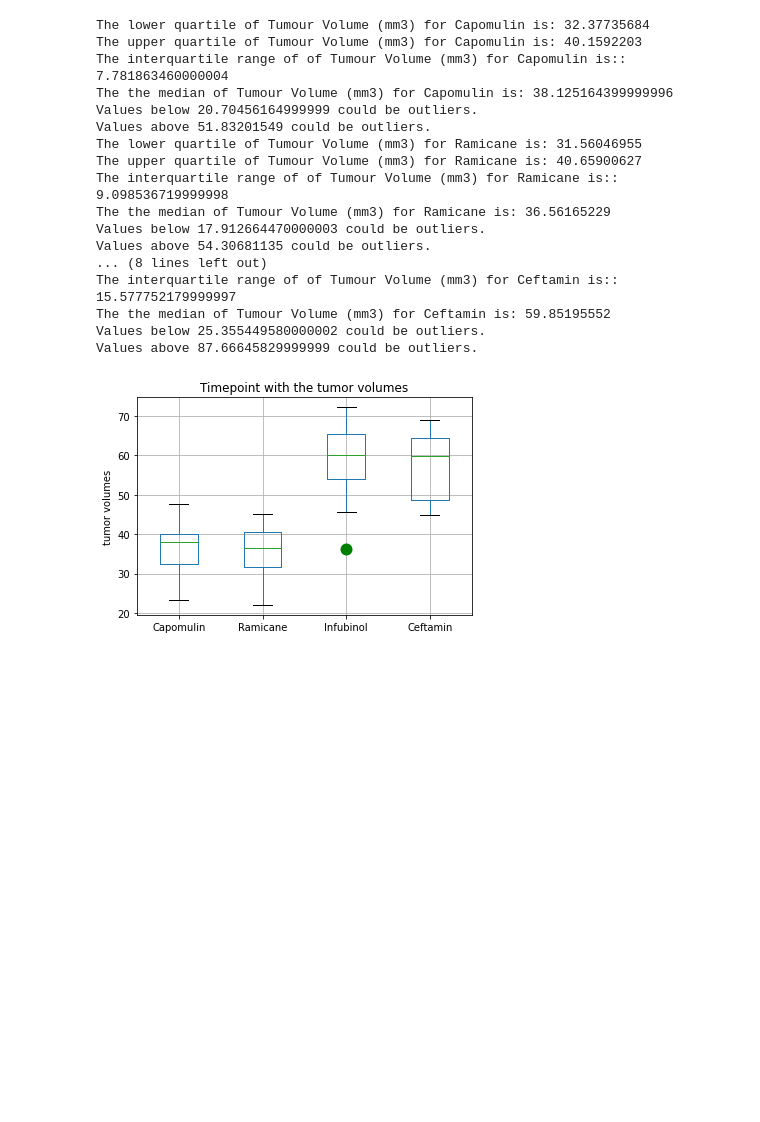
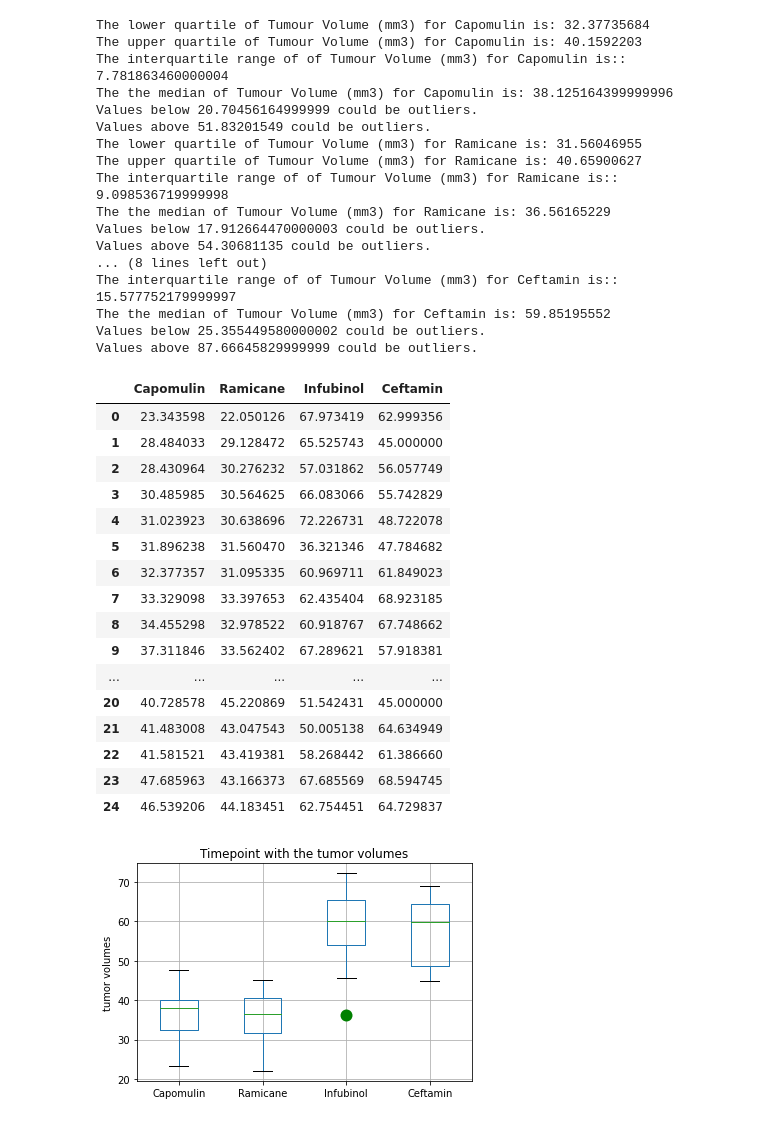
Before and after one commit to shwetajain1022/Data_Visualization_Challenge, a Jupyter notebook: m5-challenge-starter-code/5-starter-code/Pymaceuticals/pymaceuticals_starter.ipynb, the cells around one changed output. Drawn from its saved outputs; the diff is of its cells as text; code cells hidden in the pictures; blank space fills up the shorter version.

```diff
--- a/m5-challenge-starter-code/5-starter-code/Pymaceuticals/pymaceuticals_starter.ipynb
+++ b/m5-challenge-starter-code/5-starter-code/Pymaceuticals/pymaceuticals_starter.ipynb
@@ -269,6 +269,29 @@ The interquartile range of of Tumour Volume (mm3) for Ceftamin is:: 15.577752179
 The the median of Tumour Volume (mm3) for Ceftamin is: 59.85195552
 Values below 25.355449580000002 could be outliers.
 Values above 87.66645829999999 could be outliers.
+# %%
+tumor_volumes_label_v1 = pd.DataFrame(columns=label_drug_regime)
+for label in label_drug_regime:
+    tumor_volumes_label_v1[label] = clean_mice_study_results_v3.loc[clean_mice_study_results_v2["Drug Regimen"]==label]["Tumour Volume (mm3)"].to_list()
+tumor_volumes_label_v1
+# %% [output]
+|  | Capomulin | Ramicane | Infubinol | Ceftamin |
+| 0 | 23.343598 | 22.050126 | 67.973419 | 62.999356 |
+| 1 | 28.484033 | 29.128472 | 65.525743 | 45.000000 |
+| 2 | 28.430964 | 30.276232 | 57.031862 | 56.057749 |
+| 3 | 30.485985 | 30.564625 | 66.083066 | 55.742829 |
+| 4 | 31.023923 | 30.638696 | 72.226731 | 48.722078 |
+| 5 | 31.896238 | 31.560470 | 36.321346 | 47.784682 |
+| 6 | 32.377357 | 31.095335 | 60.969711 | 61.849023 |
+| 7 | 33.329098 | 33.397653 | 62.435404 | 68.923185 |
+| 8 | 34.455298 | 32.978522 | 60.918767 | 67.748662 |
+| 9 | 37.311846 | 33.562402 | 67.289621 | 57.918381 |
+| ... | ... | ... | ... | ... |
+| 20 | 40.728578 | 45.220869 | 51.542431 | 45.000000 |
+| 21 | 41.483008 | 43.047543 | 50.005138 | 64.634949 |
+| 22 | 41.581521 | 43.419381 | 58.268442 | 61.386660 |
+| 23 | 47.685963 | 43.166373 | 67.685569 | 68.594745 |
+| 24 | 46.539206 | 44.183451 | 62.754451 | 64.729837 |
 # %%
 # Generate a box plot of the final tumour volume of each mouse across four regimens of interest
 fig1, ax1 = plt.subplots()
```
Also changed, not shown: parts of 5 cells of this notebook.
